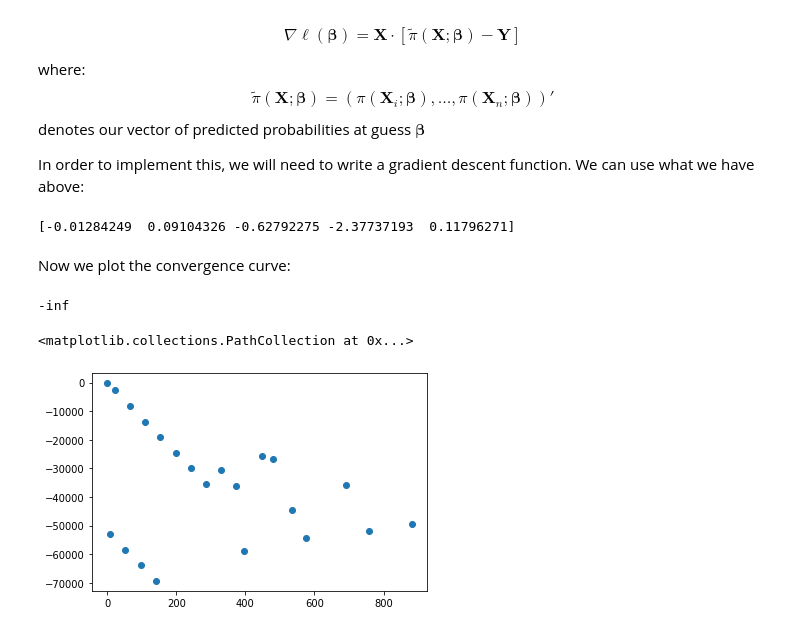
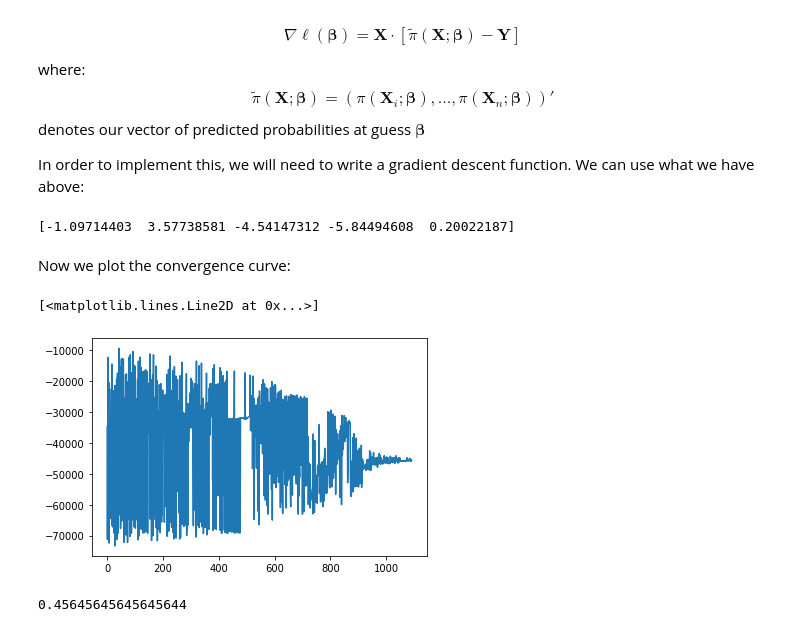
Before and after one commit to mnavjeev/ECON425-W21, a Jupyter notebook: Week 5/week5.ipynb, the cells around one changed output. Drawn from its saved outputs; the diff is of its cells as text; code cells hidden in the pictures.

```diff
--- a/Week 5/week5.ipynb
+++ b/Week 5/week5.ipynb
@@ -120,22 +117,21 @@ def LogitGradientDescent(beta_initial, num_iterations, gamma, Xtrain, Ytrain):
     # Return the last value of beta, the final log-likelihood, and the likelihoods
     return beta, np.array(likelihoods)
 
-beta_initial = 0.01*np.ones(5)
-num_iterations = 10000
-gamma = 0.0001
+beta_initial = -1*np.ones(5)
+num_iterations = 50000
+gamma = 0.00001
 
 betaFinal, likelihoods = LogitGradientDescent(beta_initial, num_iterations, gamma, X, Y)
 print(betaFinal)
 # %% [output]
-[-0.01284249  0.09104326 -0.62792275 -2.37737193  0.11796271]
+[-1.09714403  3.57738581 -4.54147312 -5.84494608  0.20022187]
 # %% [markdown]
 Now we plot the convergence curve:
 # %%
 import matplotlib.pyplot as plt
-print(likelihoods[5000])
+likelihoods = likelihoods[likelihoods > -1000000]
 x = np.arange(len(likelihoods))
-plt.scatter(x,likelihoods)
+plt.plot(x,likelihoods)
 # %% [output]
--inf
+[<matplotlib.lines.Line2D at 0x...>]
-<matplotlib.collections.PathCollection at 0x...>
-[figure, old version]
+[figure, new version]
@@ -141,0 +140,7 @@ plt.scatter(x,likelihoods)
+# %%
+pHatFinal = LogitReg(X,betaFinal)
+Yhat = 1*(pHatFinal >= 0.5)
+accuracy = np.mean(Yhat == Y)
+print(accuracy)
+# %% [output]
+0.45645645645645644
```
Also changed, not shown: parts of 2 cells of this notebook.
